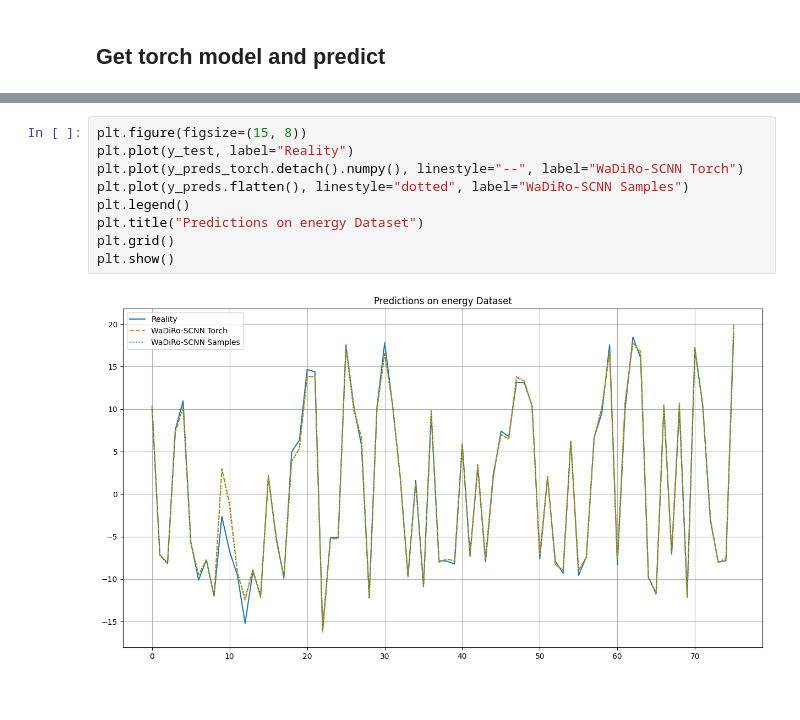
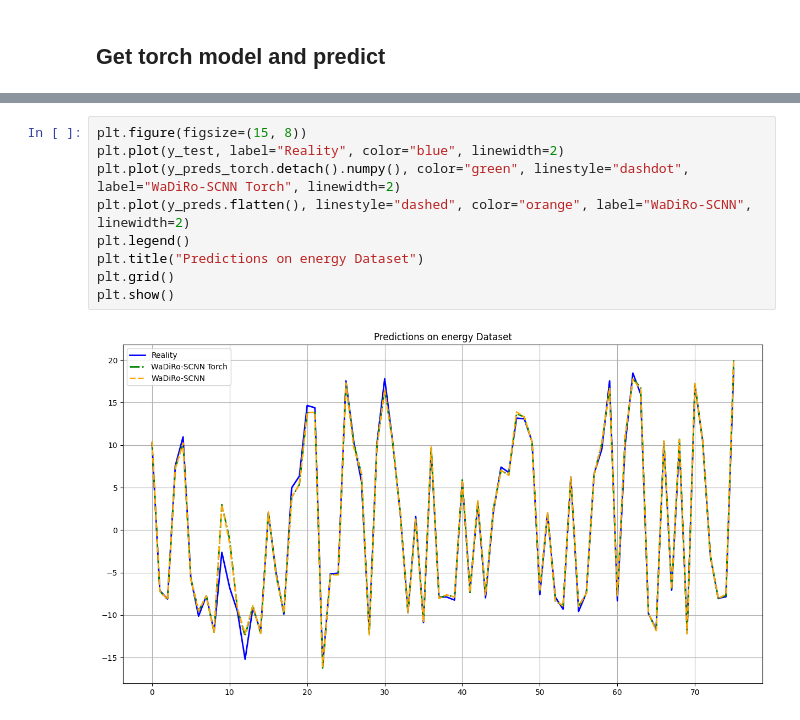
Before and after one commit to jupall/WaDiRo-SCNN, a Jupyter notebook: experiments/tutorial.ipynb, the cells around one changed output, grey strips where cells are left out. Cells and saved outputs as stored; diff of their text form.

```diff
--- a/experiments/tutorial.ipynb
+++ b/experiments/tutorial.ipynb
@@ -51,11 +33,11 @@ y_preds = model.predict_with_sampled_u(x_test, verbose=False)
 # %%
 plt.figure(figsize=(15, 8))
-plt.plot(y_test, label="Reality")
-plt.plot(y_preds_torch.detach().numpy(), linestyle="--", label="WaDiRo-SCNN Torch")
-plt.plot(y_preds.flatten(), linestyle="dotted", label="WaDiRo-SCNN Samples")
+plt.plot(y_test, label="Reality", color="blue", linewidth=2)
+plt.plot(y_preds_torch.detach().numpy(), color="green", linestyle="dashdot", label="WaDiRo-SCNN Torch", linewidth=2)
+plt.plot(y_preds.flatten(), linestyle="dashed", color="orange", label="WaDiRo-SCNN", linewidth=2)
 plt.legend()
 plt.title("Predictions on energy Dataset")
 plt.grid()
 plt.show()
 # %% [output]
-[figure, old version]
+[figure, new version]
```
Also changed, not shown: parts of 1 cell of this notebook.
